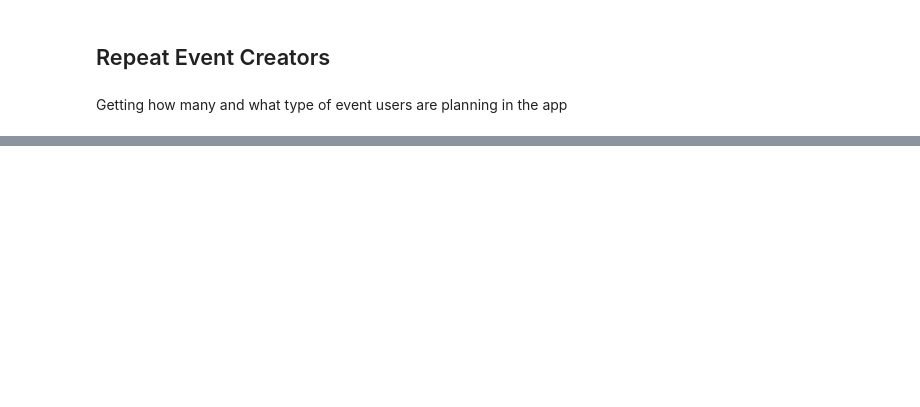
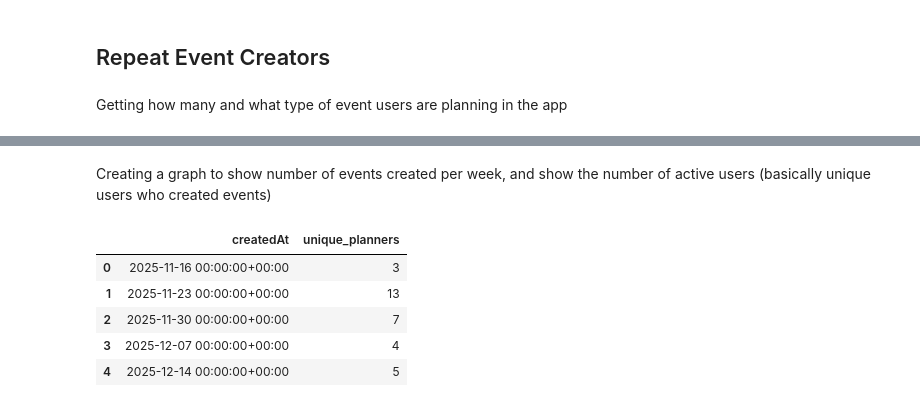
Before and after one commit to brandon841/analytics_report, a Jupyter notebook: event_analytics.ipynb, the cells around one changed output, grey strips where cells are left out. Drawn from its saved outputs; the diff is of its cells as text; code cells hidden in the pictures; blank space fills up the shorter version.

```diff
--- a/event_analytics.ipynb
+++ b/event_analytics.ipynb
@@ -254,0 +269,14 @@ events_per_day = events_per_day[events_per_day['createdAt'] >= days_90]
+# %% [markdown]
+Creating a graph to show number of events created per week, and show the number of active users (basically unique users who created events)
+# %%
+# Group by date and count events
+events_per_week = events_df[events_df['type']!='checkin'].resample('W', on='createdAt').size().reset_index(name='events_created')
+
+#Calculate weekly uniquer planner counts
+unique_planners_per_week = events_df.groupby(pd.Grouper(key='createdAt', freq='W'))['user_id'].nunique().reset_index(name='unique_planners')
+# Filter to last 90 days
+import datetime as datetime
+days_90 = pd.Timestamp.now(tz='UTC') - pd.Timedelta(days=90)
+
+events_per_week = events_per_week[events_per_week['createdAt'] >= days_90]
+unique_planners_per_week = unique_planners_per_week[unique_planners_per_week['createdAt'] >= days_90]
@@ -255 +285,10 @@ events_per_day = events_per_day[events_per_day['createdAt'] >= days_90]
+# %%
+unique_planners_per_week.head()
+# %% [output]
+|  | createdAt | unique_planners |
+| 0 | 2025-11-16 00:00:00+00:00 | 3 |
+| 1 | 2025-11-23 00:00:00+00:00 | 13 |
+| 2 | 2025-11-30 00:00:00+00:00 | 7 |
+| 3 | 2025-12-07 00:00:00+00:00 | 4 |
+| 4 | 2025-12-14 00:00:00+00:00 | 5 |
 # %%
```
Also changed, not shown: parts of 15 cells of this notebook, 3 other files.
